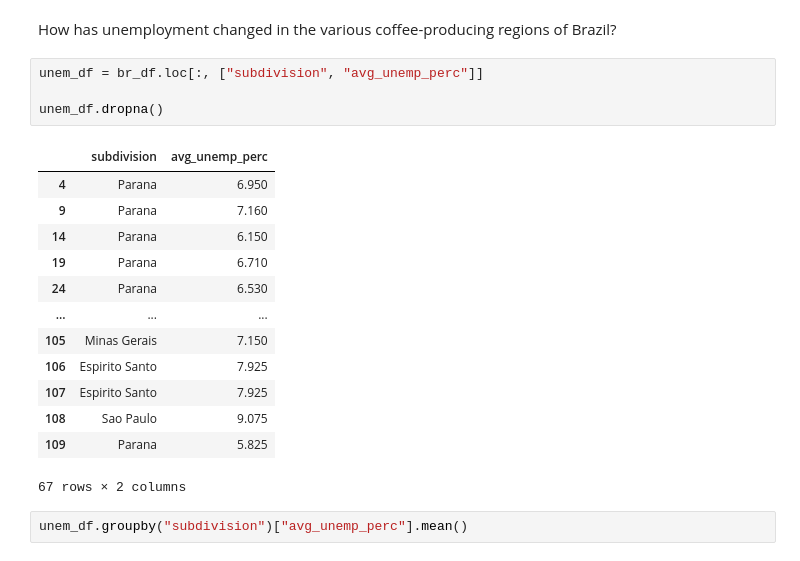
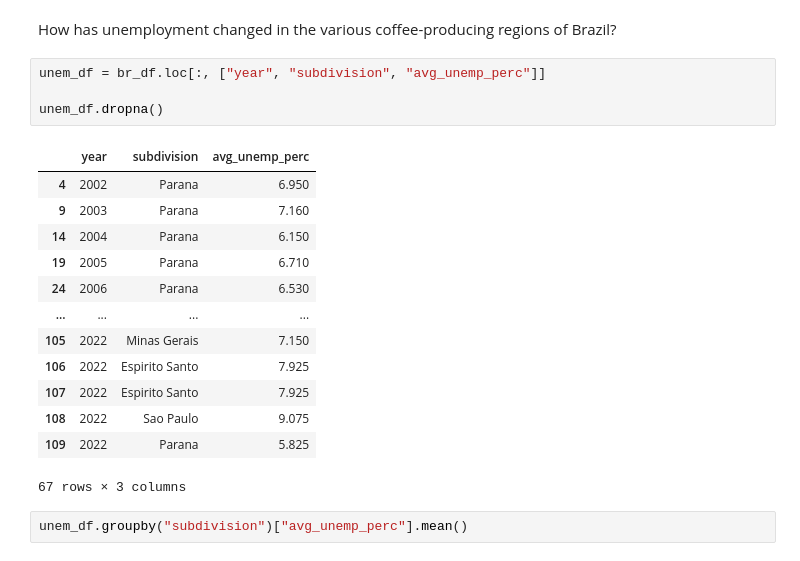
Before and after one commit to khadazhaia/projects, a Jupyter notebook: weather_api/notebooks/explore_weather.ipynb, the cells around one changed output. Saved outputs shown, nothing was run; the diff lists cells and outputs as text.

```diff
--- a/weather_api/notebooks/explore_weather.ipynb
+++ b/weather_api/notebooks/explore_weather.ipynb
@@ -98,23 +98,23 @@ Also, Minas Gerais having a better harvest than the other regions despite they a
 # %% [markdown]
 How has unemployment changed in the various coffee-producing regions of Brazil?
 # %%
-unem_df = br_df.loc[:, ["subdivision", "avg_unemp_perc"]]
+unem_df = br_df.loc[:, ["year", "subdivision", "avg_unemp_perc"]]
 
 unem_df.dropna()
 # %% [output]
-|  | subdivision | avg_unemp_perc |
-| 4 | Parana | 6.950 |
-| 9 | Parana | 7.160 |
-| 14 | Parana | 6.150 |
-| 19 | Parana | 6.710 |
-| 24 | Parana | 6.530 |
-| ... | ... | ... |
-| 105 | Minas Gerais | 7.150 |
-| 106 | Espirito Santo | 7.925 |
-| 107 | Espirito Santo | 7.925 |
-| 108 | Sao Paulo | 9.075 |
-| 109 | Parana | 5.825 |
+|  | year | subdivision | avg_unemp_perc |
+| 4 | 2002 | Parana | 6.950 |
+| 9 | 2003 | Parana | 7.160 |
+| 14 | 2004 | Parana | 6.150 |
+| 19 | 2005 | Parana | 6.710 |
+| 24 | 2006 | Parana | 6.530 |
+| ... | ... | ... | ... |
+| 105 | 2022 | Minas Gerais | 7.150 |
+| 106 | 2022 | Espirito Santo | 7.925 |
+| 107 | 2022 | Espirito Santo | 7.925 |
+| 108 | 2022 | Sao Paulo | 9.075 |
+| 109 | 2022 | Parana | 5.825 |
-67 rows × 2 columns
+67 rows × 3 columns
 # %%
 unem_df.groupby("subdivision")["avg_unemp_perc"].mean()
 # %% [output]
```
Also changed, not shown: parts of 1 cell of this notebook, 4 other files.
